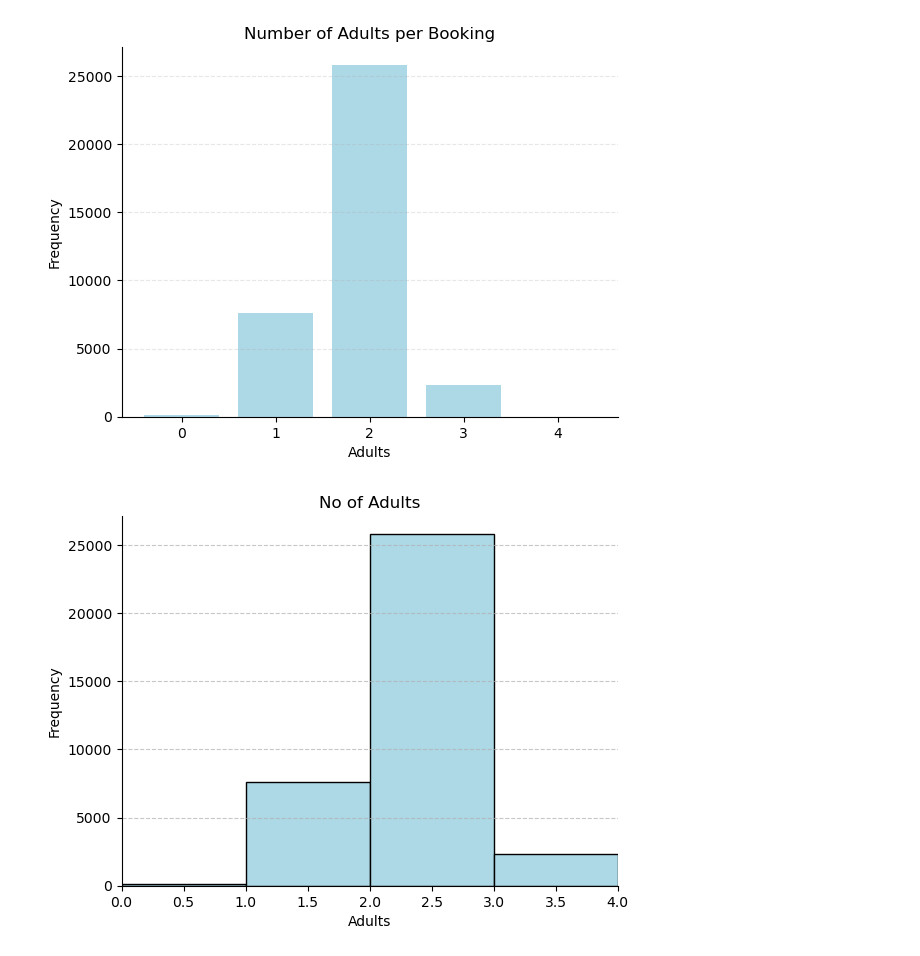
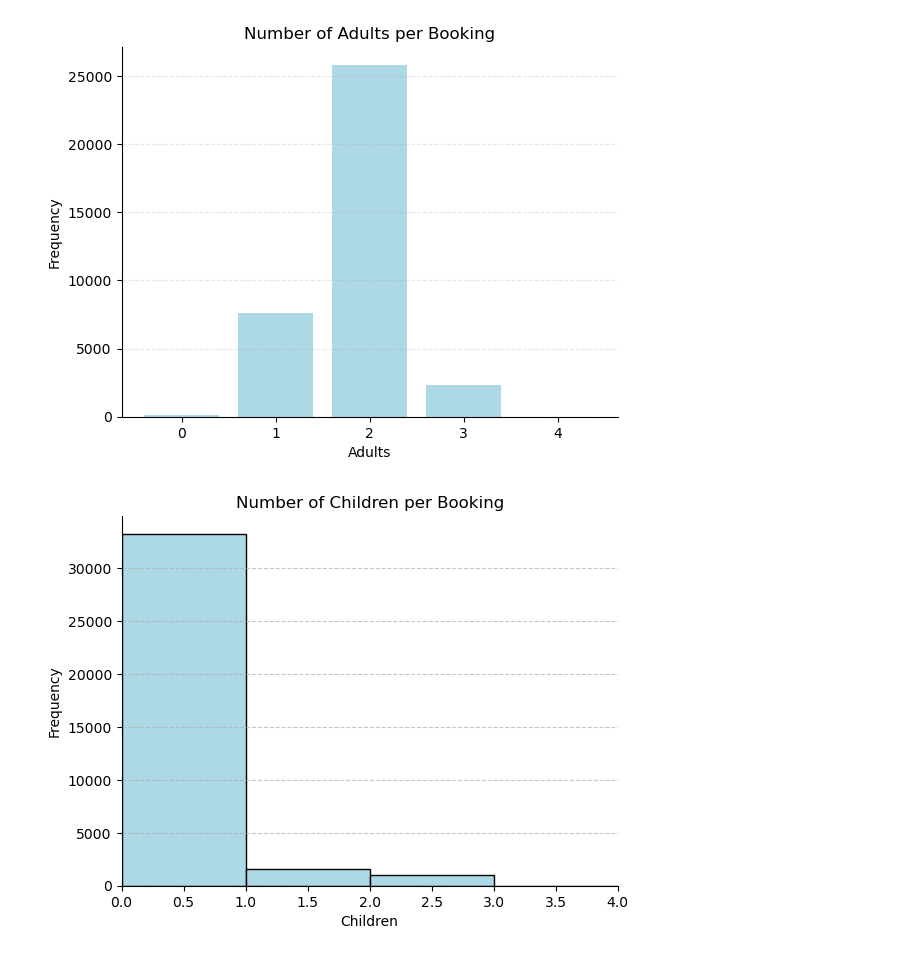
Before and after one commit to DmitriiZag/Hotel-Bookings, a Jupyter notebook: notebooks/main.ipynb, the cells around one changed output. Saved outputs shown, nothing was run; the diff lists cells and outputs as text; code cells hidden in the pictures.

```diff
--- a/notebooks/main.ipynb
+++ b/notebooks/main.ipynb
@@ -57,22 +57,22 @@ plt.show()
 [figure]
 # %%
 # Histogram with bins from 0 to 4
-plt.hist(hotel_dataset['no_of_adults'], bins=range(0, 5), color='lightblue', edgecolor='black')
+plt.hist(hotel_dataset['no_of_children'], bins=range(0, 5), color='lightblue', edgecolor='black')
 
-plt.title('No of Adults')
-plt.xlabel('Adults')
+plt.title('Number of Children per Booking')
+plt.xlabel('Children')
 plt.ylabel('Frequency')
 plt.xlim(0, 4)
 plt.grid(axis='y', linestyle='--', alpha=0.7)
 
 # Optional: remove top/right spines
 ax = plt.gca()
 ax.spines['top'].set_visible(False)
 ax.spines['right'].set_visible(False)
 
 # Save with high resolution
-plt.savefig("../plots/no_of_adults_histogram.png", dpi=300, bbox_inches='tight')
+plt.savefig("../plots/no_of_children.png", dpi=300, bbox_inches='tight')
 
 plt.show()
 # %% [output]
-[figure, old version]
+[figure, new version]
```
Also changed, not shown: 2 other files.
